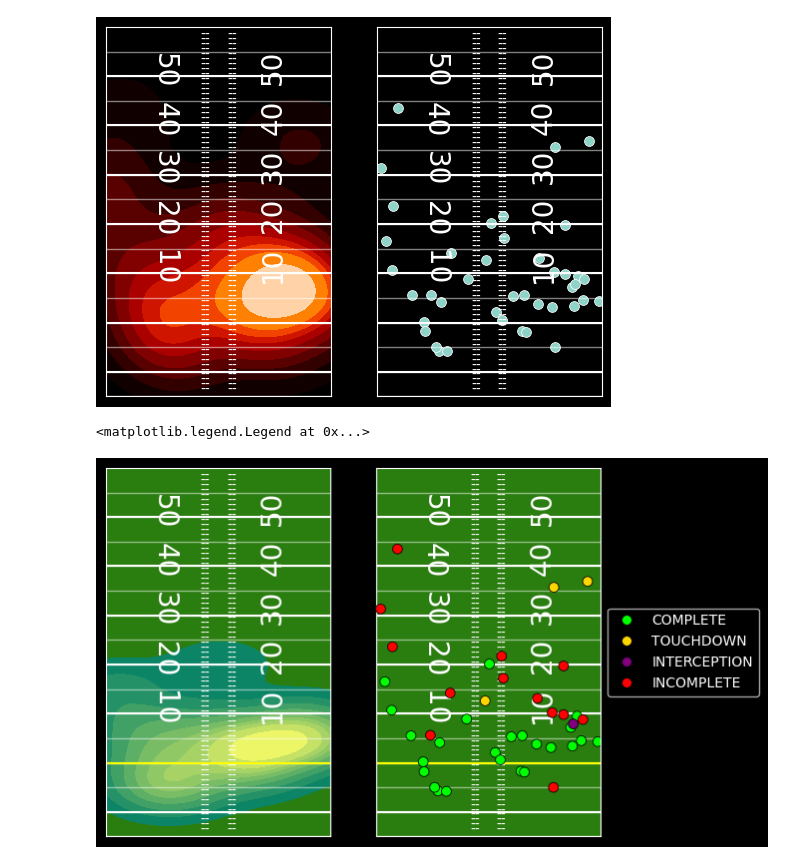
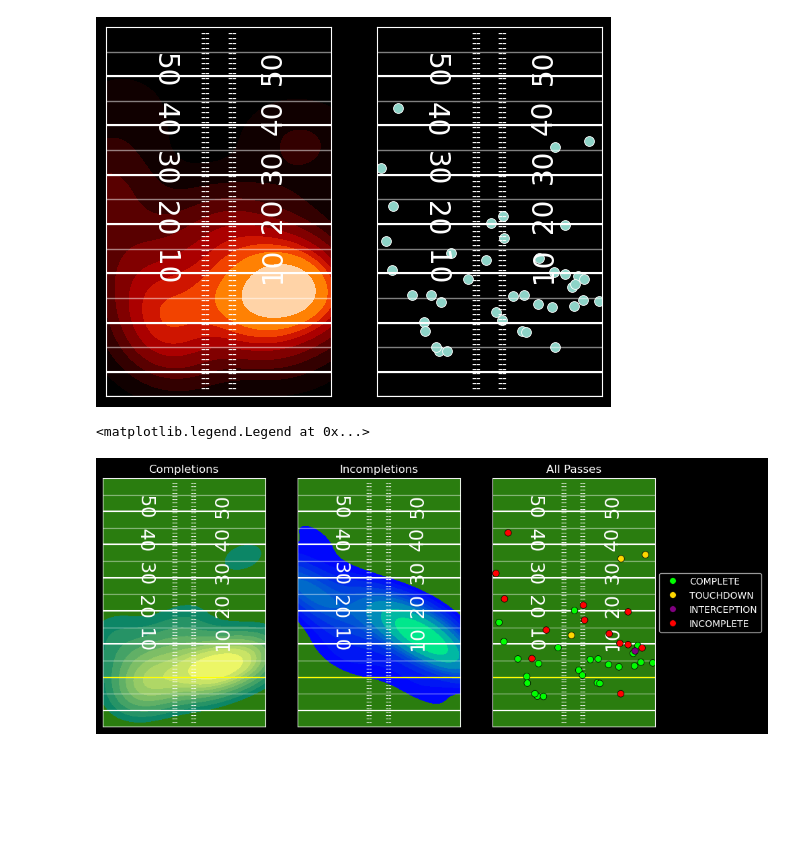
Before and after one commit to ryanco01/Passing-Heatmap, a Jupyter notebook: Passing Heatmap.ipynb, the cells around one changed output. Drawn from its saved outputs; the diff is of its cells as text; code cells hidden in the pictures; blank space fills up the shorter version.

```diff
--- a/Passing Heatmap.ipynb
+++ b/Passing Heatmap.ipynb
@@ -89,15 +89,19 @@ sns.scatterplot(x = qb_df.x, y = qb_df.y, ax = ax2, s = 50) #scatterplot of pass
 <Axes: xlabel='x', ylabel='y'>
 [figure]
 # %%
-#LETS MAKE SOME EDITS FELLAS
 # Field Plot:
-fig, (ax1, ax2) = plt.subplots(1, 2) #make 2 plots side by side for both thingys
+# fig, (ax1, ax2) = plt.subplots(1, 2) #make 2 plots side by side for both thingys
+
+fig, (ax1, ax2, ax3) = plt.subplots(1, 3, figsize=(10.6, 4.8)) # make 3 plots side by side
+
 plt.style.use('dark_background') #black background
 
-# Set green background for both plots
+# Set green background for all plots
 ax1.set_facecolor('#2a7d0f')
 ax2.set_facecolor('#2a7d0f')
+ax3.set_facecolor('#2a7d0f')
 
+#ax1####
 ax1.set_xlabel('')
 ax1.set_xticks([])
 ax1.set_yticks([])
@@ -123,8 +127,10 @@ for i in range(10, 60-1, 10): #create yard numbers
 
 # add line of scrimmage:
 ax1.axhline(0, color='yellow', ls='-', alpha=1, lw=1.5)
+ax1.title.set_text('Completions')
 
-# same for ax2
+
+#ax2####
 ax2.set_xlabel('')
 ax2.set_xticks([])
 ax2.set_yticks([])
@@ -141,38 +147,75 @@ for y in range(-15, 60-1, 5): #create yard lines this is the feint 5 yards line
     ax2.axhline(y, color ='white', ls = '-', alpha = 0.5, lw = 1)
 
 for i in range(-10, 60, 10): #this is the bold 10 yard line
     ax2.axhline(i, color ='white', ls='-', alpha = 1, lw = 1.5)
 
 for i in range(10, 60-1, 10): #create yard numbers
     ax2.annotate(str(i), (-12.88, i-1.15), ha='center', fontsize=20, rotation=270)
     ax2.annotate(str(i), (12.88, i-0.65), ha='center', fontsize=20, rotation=90)
 
 
 # add line of scrimmage:
 ax2.axhline(0, color='yellow', ls='-', alpha=1, lw=1.5)
 
-x_complete = qb_df[qb_df['pass_type'] == 'COMPLETE']['x']
-y_complete = qb_df[qb_df['pass_type'] == 'COMPLETE']['y']
+ax2.title.set_text('Incompletions')
 
-sns.kdeplot(x = x_complete, y = y_complete, ax = ax1, cmap = 'summer', fill = True, thresh = 0.05, n_levels = 10) #heatmap
+# same for ax3 ######
+ax3.set_xlabel('')
+ax3.set_xticks([])
+ax3.set_yticks([])
+ax3.set_ylabel('')
 
+ax3.set_xlim(-53.333/2, 53.333/2)
+ax3.set_ylim(-15,60)
+
+for h in range(-15,60-1,1): #create hash marks
+    ax3.annotate('--', (-3.1, h-0.5), ha='center', fontsize=10)
+    ax3.annotate('--', (3.1, h-0.5), ha='center', fontsize=10)
+
+for y in range(-15, 60-1, 5): #create yard lines this is the feint 5 yards line
+    ax3.axhline(y, color ='white', ls = '-', alpha = 0.5, lw = 1)
+
+for i in range(-10, 60, 10): #this is the bold 10 yard line
+    ax3.axhline(i, color ='white', ls='-', alpha = 1, lw = 1.5)
+
+for i in range(10, 60-1, 10): #create yard numbers
+    ax3.annotate(str(i), (-12.88, i-1.15), ha='center', fontsize=20, rotation=270)
+    ax3.annotate(str(i), (12.88, i-0.65), ha='center', fontsize=20, rotation=90)
+
+
+# add line of scrimmage:
+ax3.axhline(0, color='yellow', ls='-', alpha=1, lw=1.5)
+
+ax3.title.set_text('All Passes')
+
+
+# Making the plots
+x_complete = qb_df[qb_df['pass_type'].isin(['COMPLETE', 'TOUCHDOWN'])]['x']
+y_complete = qb_df[qb_df['pass_type'].isin(['COMPLETE', 'TOUCHDOWN'])]['y']
+x_incomplete = qb_df[qb_df['pass_type'].isin(['INCOMPLETE', 'INTERCEPTION'])]['x']
+y_incomplete = qb_df[qb_df['pass_type'].isin(['INCOMPLETE', 'INTERCEPTION'])]['y']
+
+#Completions Heatmap
+sns.kdeplot(x = x_complete, y = y_complete, ax = ax1, cmap = 'summer', fill = True, thresh = 0.2, n_levels = 10)
+
+#Incompletions Heatmap
+sns.kdeplot(x = x_incomplete, y = y_incomplete, ax = ax2, cmap = 'winter', fill = True, thresh = 0.2, n_levels = 10) #heatmap
 
 # Define a color palette for pass types
 palette = {
     'COMPLETE': 'lime',
     'INCOMPLETE': 'red',
     'TOUCHDOWN': 'gold',
     'INTERCEPTION': 'purple'
 }
 
-
 #edit scatterplot so we can colorcode passtype
-sns.scatterplot(x=qb_df.x, y=qb_df.y, hue=qb_df.pass_type, palette = palette, ax=ax2, s=50, edgecolor = 'black') #scatterplot of pass locations with color coding by pass_type
+sns.scatterplot(x=qb_df.x, y=qb_df.y, hue=qb_df.pass_type, palette = palette, ax=ax3, s=50, edgecolor = 'black') #scatterplot of pass locations with color coding by pass_type
 
 # make scatter plot points on the frontmost layer
-ax2.collections[-1].set_zorder(10)
+ax3.collections[-1].set_zorder(10)
 # Place the legend outside the plot
-ax2.legend(loc='center left', bbox_to_anchor=(1, 0.5))
+ax3.legend(loc='center left', bbox_to_anchor=(1, 0.5))
 # %% [output]
 <matplotlib.legend.Legend at 0x...>
-[figure, old version]
+[figure, new version]
```
